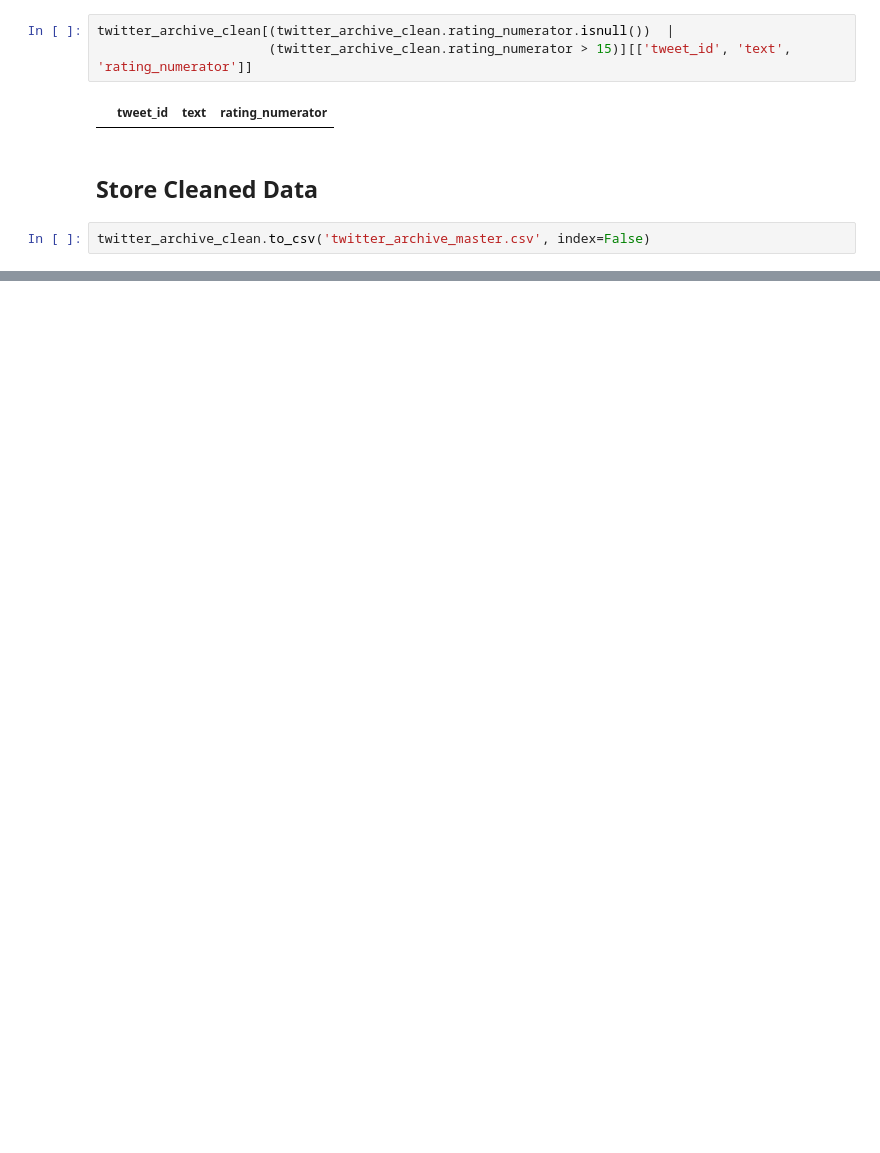
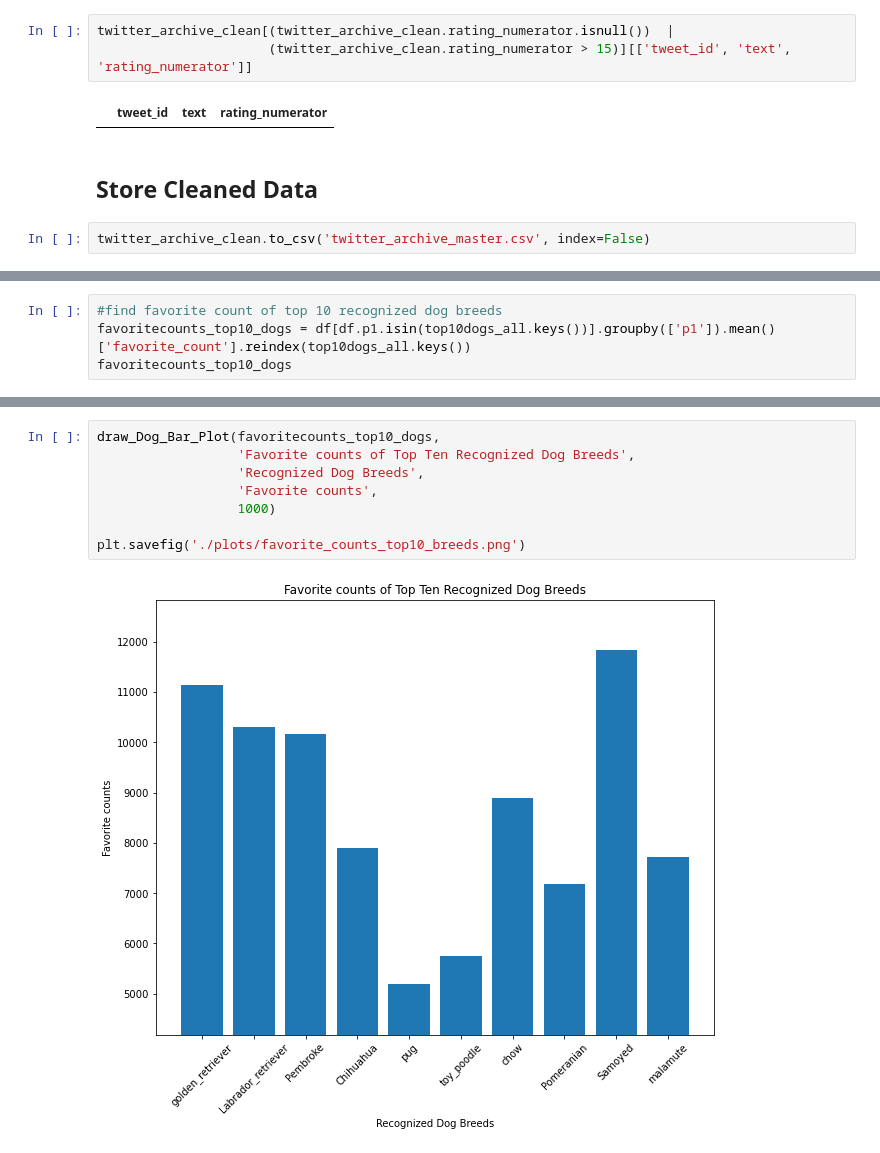
Before and after one commit to wizzlebloa/Data_Analyst_Submissions, a Jupyter notebook: Project 4 - Data Wrangling/wrangle_act.ipynb, the cells around one changed output, grey strips where cells are left out. Saved outputs shown, nothing was run; the diff lists cells and outputs as text; blank space fills up the shorter version.

```diff
--- a/Project 4 - Data Wrangling/wrangle_act.ipynb
+++ b/Project 4 - Data Wrangling/wrangle_act.ipynb
@@ -1077,0 +1239,4 @@ twitter_archive_clean.to_csv('twitter_archive_master.csv', index=False)
+# %%
+#find favorite count of top 10 recognized dog breeds
+favoritecounts_top10_dogs = df[df.p1.isin(top10dogs_all.keys())].groupby(['p1']).mean()['favorite_count'].reindex(top10dogs_all.keys())
+favoritecounts_top10_dogs
@@ -1077,0 +1255,10 @@ twitter_archive_clean.to_csv('twitter_archive_master.csv', index=False)
+# %%
+draw_Dog_Bar_Plot(favoritecounts_top10_dogs,
+                  'Favorite counts of Top Ten Recognized Dog Breeds',
+                  'Recognized Dog Breeds',
+                  'Favorite counts',
+                  1000)
+
+plt.savefig('./plots/favorite_counts_top10_breeds.png')
+# %% [output]
+[figure, added]
```
Also changed, not shown: parts of 52 cells of this notebook, 10 other files.
